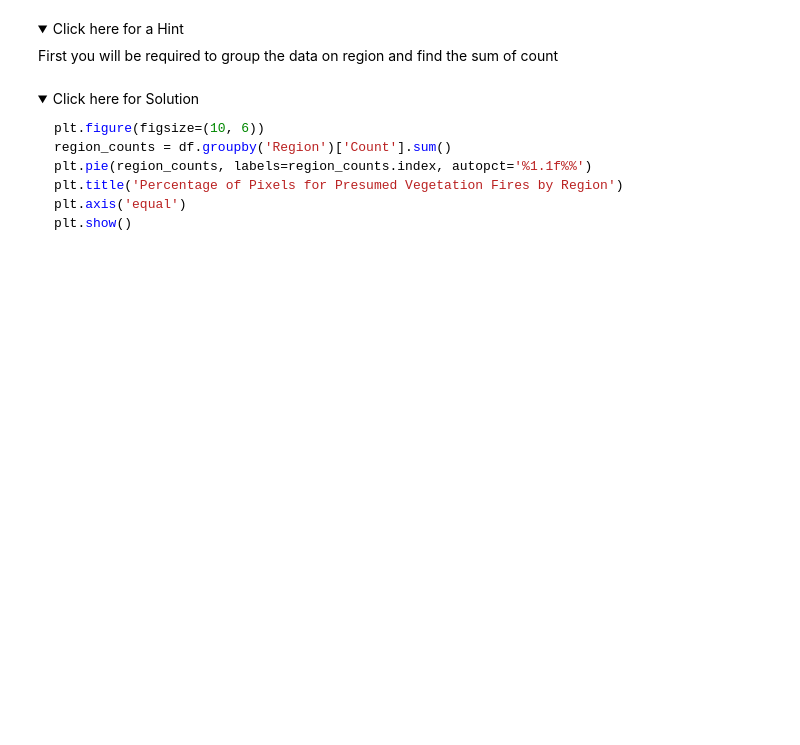
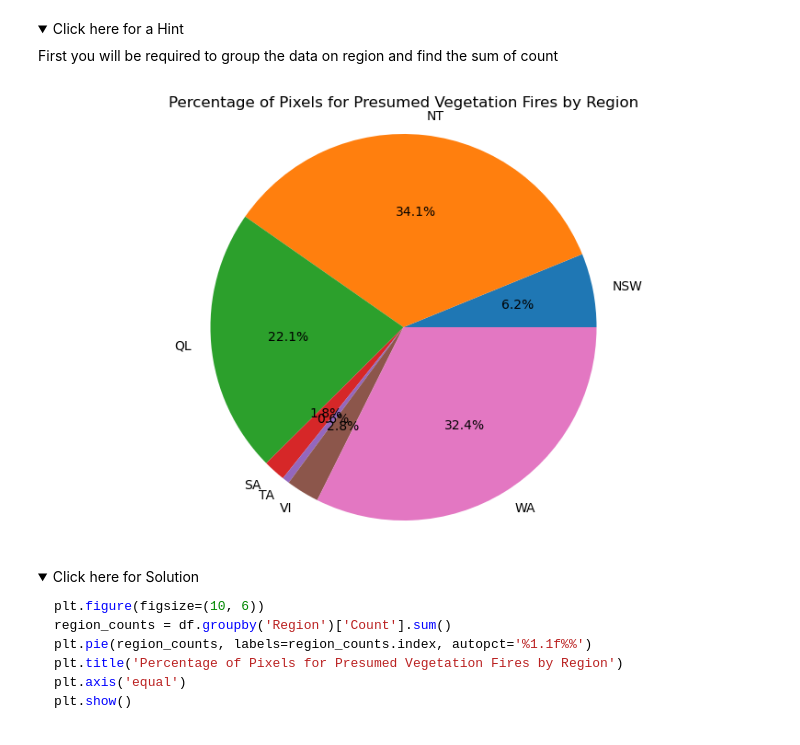
Before and after one commit to EIDSTER/coursera, a Jupyter notebook: Practice_Assignment_Part1.jupyterlite.ipynb, the cells around one changed output. Cells and saved outputs as stored; diff of their text form; code cells hidden in the pictures; folded sections open; blank space fills up the shorter version.

```diff
--- a/Practice_Assignment_Part1.jupyterlite.ipynb
+++ b/Practice_Assignment_Part1.jupyterlite.ipynb
@@ -227,6 +285,15 @@ plt.show()
     <summary>Click here for a Hint</summary>
 First you will  be required to group the data on region and find the sum of count
 </details>
+# %%
+plt.figure(figsize=(10, 6))
+region_counts = df.groupby('Region')['Count'].sum()
+plt.pie(region_counts, labels=region_counts.index, autopct='%1.1f%%')
+plt.title('Percentage of Pixels for Presumed Vegetation Fires by Region')
+plt.axis('equal')
+plt.show()
+# %% [output]
+[figure, added]
 # %% [markdown]
 <details>
     <summary>Click here for Solution</summary>
```
Also changed, not shown: parts of 17 cells of this notebook.
